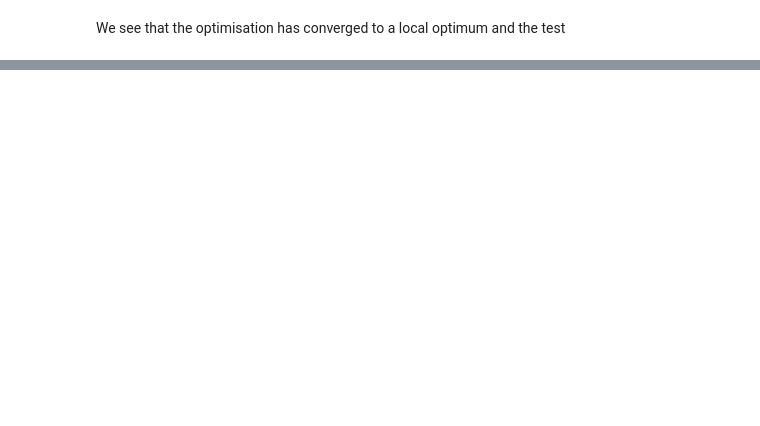
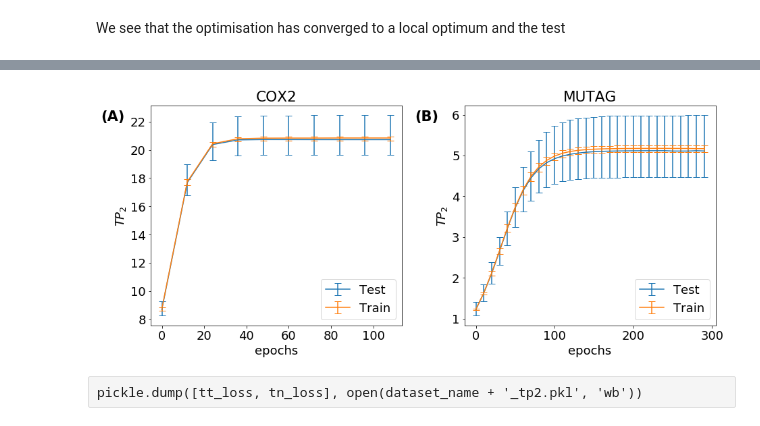
Before and after one commit to kmyim/Persistence_Opt_Spectral_Wavelets, a Jupyter notebook: Maximising_Pers_Demo.ipynb, the cells around one changed output, grey strips where cells are left out. Cells and saved outputs as stored; diff of their text form; code cells hidden in the pictures; blank space fills up the shorter version.

```diff
--- a/Maximising_Pers_Demo.ipynb
+++ b/Maximising_Pers_Demo.ipynb
@@ -196,0 +247,57 @@ plt.legend()
+# %%
+tt_loss_cox2 = np.array(tt_loss_cox2)
+tn_loss_cox2 = np.array(tn_loss_cox2)
+
+median_test_cox2 = np.median(tt_loss_cox2, axis=0)
+median_train_cox2 =np.median(tn_loss_cox2, axis=0)
+
+
+tt_loss_mutag = np.array(tt_loss_mutag)
+tn_loss_mutag = np.array(tn_loss_mutag)
+
+median_test_mutag = np.median(tt_loss_mutag, axis=0)
+median_train_mutag =np.median(tn_loss_mutag, axis=0)
+# %%
+test_errors_cox2 = np.abs(np.quantile(tt_loss_cox2, [0.05, 0.95], axis =0) - median_test_cox2)
+train_errors_cox2 = np.abs(np.quantile(tn_loss_cox2, [0.05, 0.95], axis =0) - median_train_cox2)
+test_errors_mutag = np.abs(np.quantile(tt_loss_mutag, [0.05, 0.95], axis =0) - median_test_mutag)
+train_errors_mutag = np.abs(np.quantile(tn_loss_mutag, [0.05, 0.95], axis =0) - median_train_mutag)
+# %%
+plt.rcParams.update({'font.size': 18})
+# %%
+fig, (ax1, ax2) = plt.subplots(1, 2, figsize = [15, 6])
+#fig.suptitle(r'Maximising $TP_2$')
+
+
+train_batches = np.ceil((dl['MUTAG']-dl['MUTAG']//10)/bs['MUTAG']).astype(int)
+x = np.linspace(0, (len(median_test_mutag)-1)*train_batches, len(median_test_mutag))
+
+ax2.errorbar(x, median_test_mutag, yerr = test_errors_mutag, color = 'tab:blue', label = 'Test', capsize = 5)
+ax2.errorbar(x, median_train_mutag, yerr = train_errors_mutag, color ='tab:orange', label = 'Train', capsize = 5)
+
+ax2.set_xlabel('epochs')
+ax2.set_ylabel(r'$TP_2$')
+ax2.set_title('MUTAG')
+ax1.text(-0.15, 0.95, '(B)', horizontalalignment='center',verticalalignment='center' , fontsize=21, weight = 'bold', transform=ax2.transAxes)
+ax2.legend(loc = 4)
+
+train_batches = np.ceil((dl['COX2']-dl['COX2']//10)/bs['COX2']).astype(int)
+x = np.linspace(0, (len(median_test_cox2)-1)*train_batches, len(median_test_cox2))
+ax1.errorbar(x, median_test_cox2, yerr = test_errors_cox2, color = 'tab:blue', label = 'Test', capsize = 5)
+ax1.errorbar(x, median_train_cox2, yerr = train_errors_cox2, color ='tab:orange', label = 'Train', capsize = 5)
+
+ax1.set_xlabel('epochs')
+ax1.set_ylabel(r'$TP_2$')
+ax1.set_title('COX2')
+ax1.legend(loc = 4)
+ax1.text(-0.15, 0.95, '(A)', horizontalalignment='center',verticalalignment='center' , fontsize=21, weight = 'bold', transform=ax1.transAxes)
+
+
+#fig.tight_layout()
+
+fig.subplots_adjust(wspace = 0.25)
+plt.savefig('cox2_and_mutag_tp2.pdf', dpi = 300)
+# %% [output]
+[figure, added]
+# %% [raw]
+pickle.dump([tt_loss, tn_loss], open(dataset_name + '_tp2.pkl', 'wb'))
```
Also changed, not shown: parts of 14 cells of this notebook, 10 other files.
